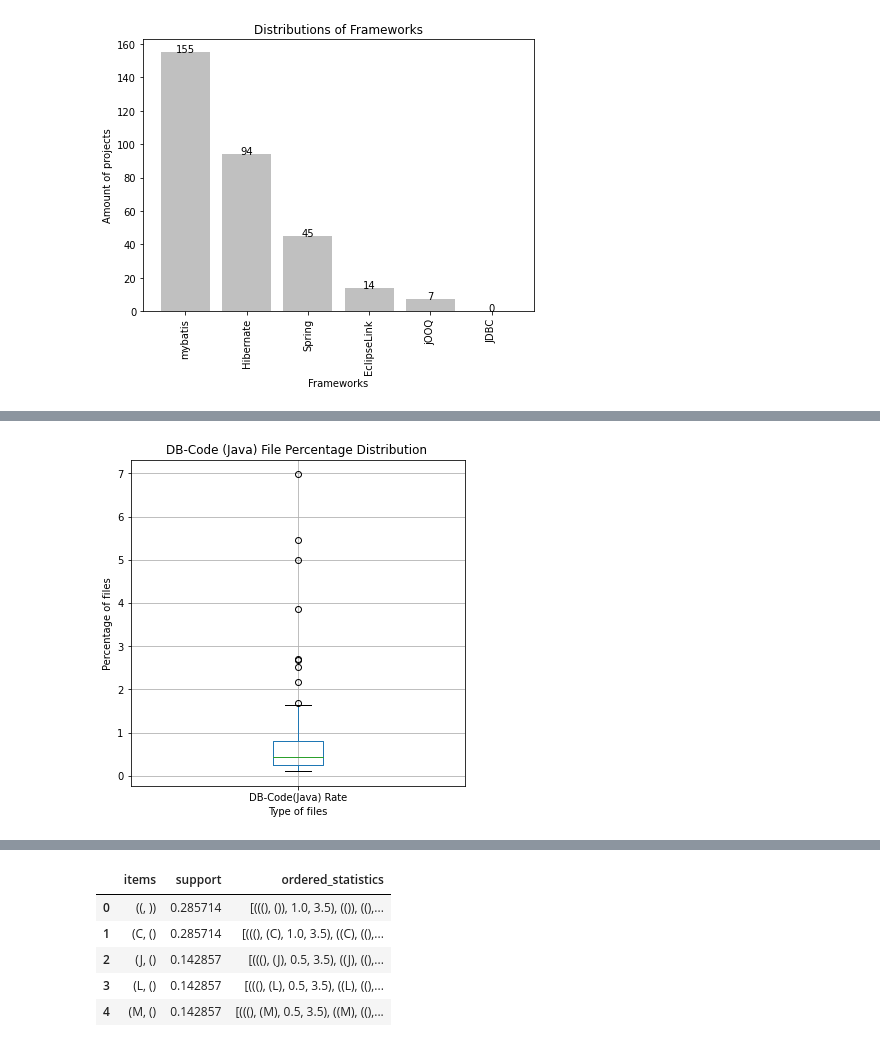
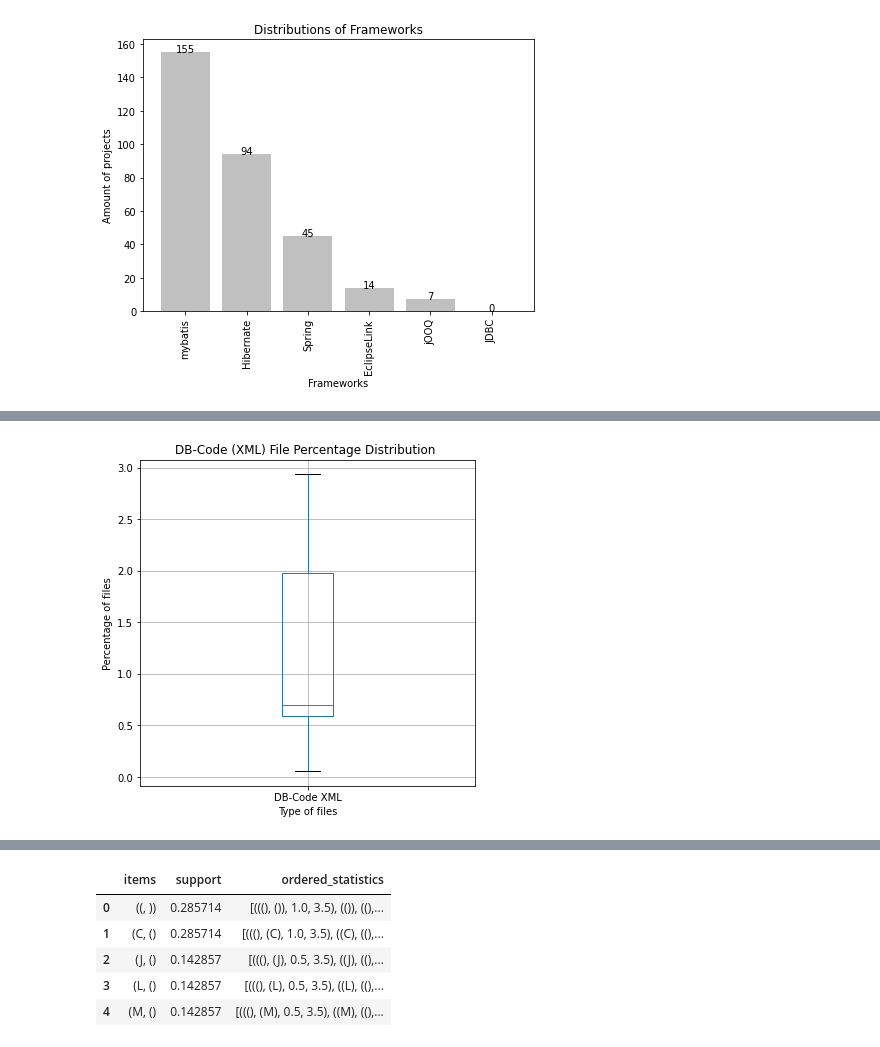
Before and after one commit to gems-uff/db-mining, a Jupyter notebook: src/results_implementation_characterization.ipynb, the cells around one changed output, grey strips where cells are left out. Saved outputs shown, nothing was run; the diff lists cells and outputs as text; code cells hidden in the pictures.

```diff
--- a/src/results_implementation_characterization.ipynb
+++ b/src/results_implementation_characterization.ipynb
@@ -91,15 +159,15 @@ data_with_index.head()
 # %%
 import matplotlib.pyplot as plt
 plt.figure(figsize =(6, 6))
-stud_bplt = df.boxplot(column=['DB-Code(Java) Rate'])
+stud_bplt = df.boxplot(column=['DB-Code XML'])
 
 stud_bplt.plot()
-plt.title("DB-Code (Java) File Percentage Distribution ")
+plt.title("DB-Code (XML) File Percentage Distribution ")
 plt.xlabel("Type of files")
 plt.ylabel("Percentage of files")
 plt.show()
 # %% [output]
-[figure, old version]
+[figure, new version]
 # %%
 import matplotlib.pyplot as plt
 plt.figure(figsize =(6, 6))
```
Also changed, not shown: parts of 13 cells of this notebook, 7 other files.
